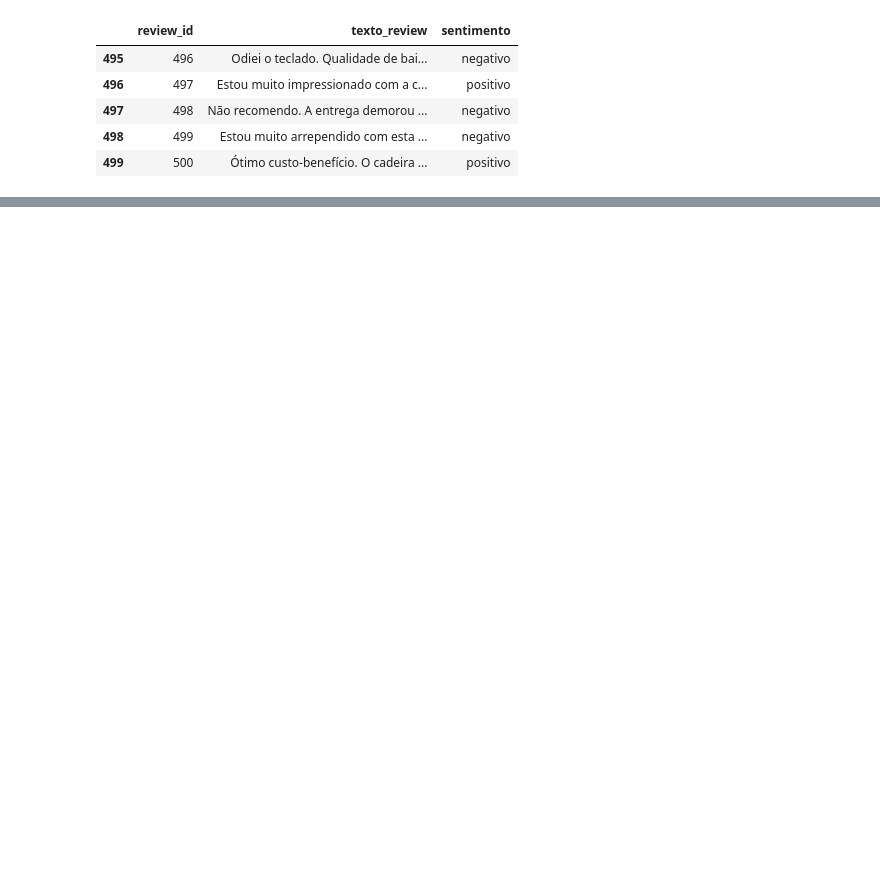
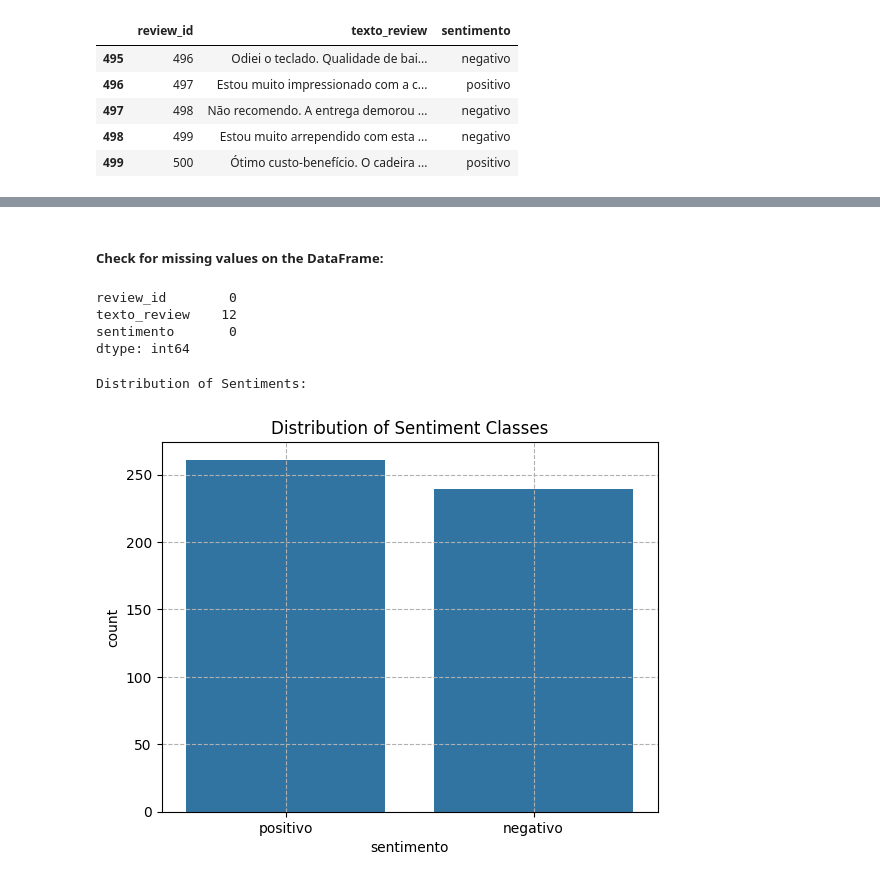
Before and after one commit to MaykInvest/Classification-model-for-sentiment-analysis, a Jupyter notebook: analysis.ipynb, the cells around one changed output, grey strips where cells are left out. Saved outputs shown, nothing was run; the diff lists cells and outputs as text; code cells hidden in the pictures; blank space fills up the shorter version.

Commit message:
finished the EDA, did the data cleaning, and feature engineering, now we are going to begin the fun part.

```diff
--- a/analysis.ipynb
+++ b/analysis.ipynb
@@ -161,0 +187,18 @@ df.tail() #Displays the last 5 rows of the DataFrame df.
+# %% [markdown]
+##### Check for missing values on the DataFrame:
+# %%
+df.isna().sum()  # You can also use df.isnull().sum() — both do the same thing
+# %% [output]
+review_id        0
+texto_review    12
+sentimento       0
+dtype: int64
+# %%
+print("\nDistribution of Sentiments:\n")
+sns.countplot(data = df, x = 'sentimento')
+plt.title('Distribution of Sentiment Classes')
+plt.grid(True, linestyle="--")
+plt.show()
+# %% [output]
+Distribution of Sentiments:
+[figure, added]
```
Also changed, not shown: parts of 18 cells of this notebook.
